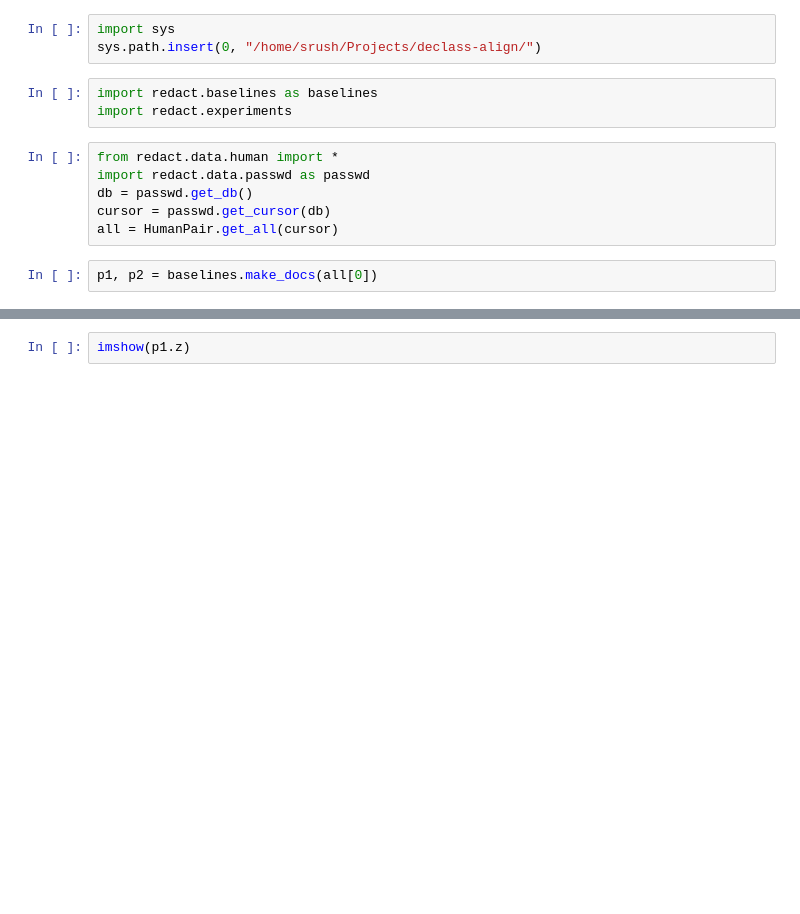
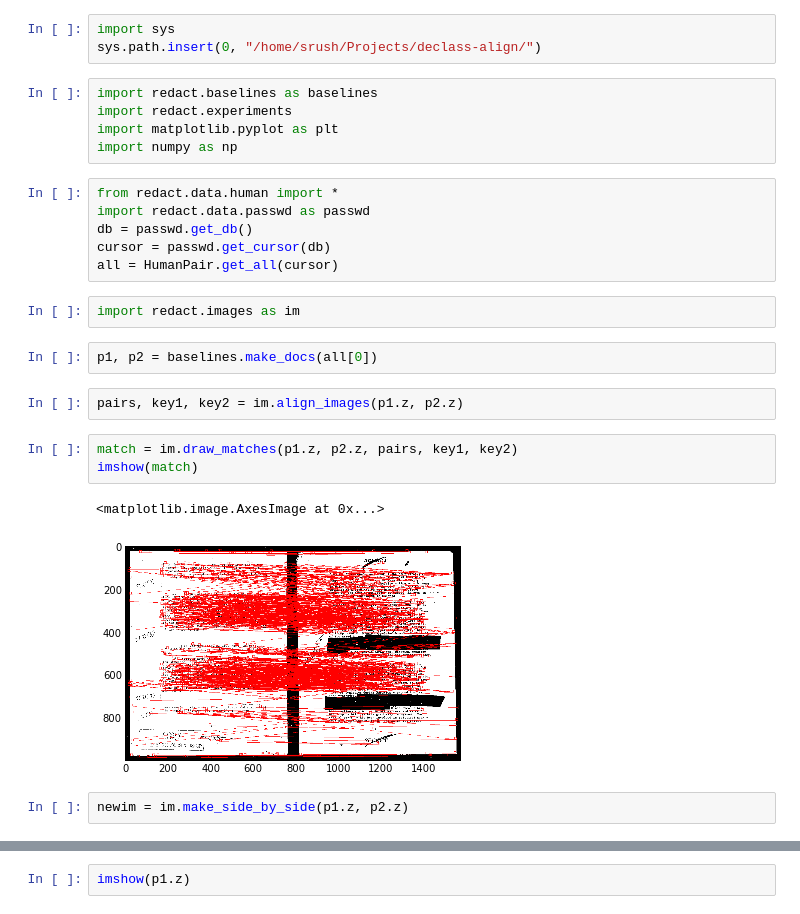
Before and after one commit to srush/declass-align, a Jupyter notebook: notebooks/HumanRedact.ipynb, the cells around one changed output, grey strips where cells are left out. Saved outputs shown, nothing was run; the diff lists cells and outputs as text; blank space fills up the shorter version.

Commit message:
Image

```diff
--- a/notebooks/HumanRedact.ipynb
+++ b/notebooks/HumanRedact.ipynb
@@ -4,11 +4,25 @@ sys.path.insert(0, "/home/srush/Projects/declass-align/")
 # %%
 import redact.baselines as baselines
 import redact.experiments
+import matplotlib.pyplot as plt
+import numpy as np
 # %%
 from redact.data.human import *
 import redact.data.passwd as passwd
 db = passwd.get_db()
 cursor = passwd.get_cursor(db)
 all = HumanPair.get_all(cursor)
+# %%
+import redact.images as im
 # %%
 p1, p2 = baselines.make_docs(all[0])
+# %%
+pairs, key1, key2 = im.align_images(p1.z, p2.z)
+# %%
+match = im.draw_matches(p1.z, p2.z, pairs, key1, key2)
+imshow(match)
+# %% [output]
+<matplotlib.image.AxesImage at 0x...>
+[figure, added]
+# %%
+newim = im.make_side_by_side(p1.z, p2.z)
```
Also changed, not shown: parts of 3 cells of this notebook, 1 other file.
